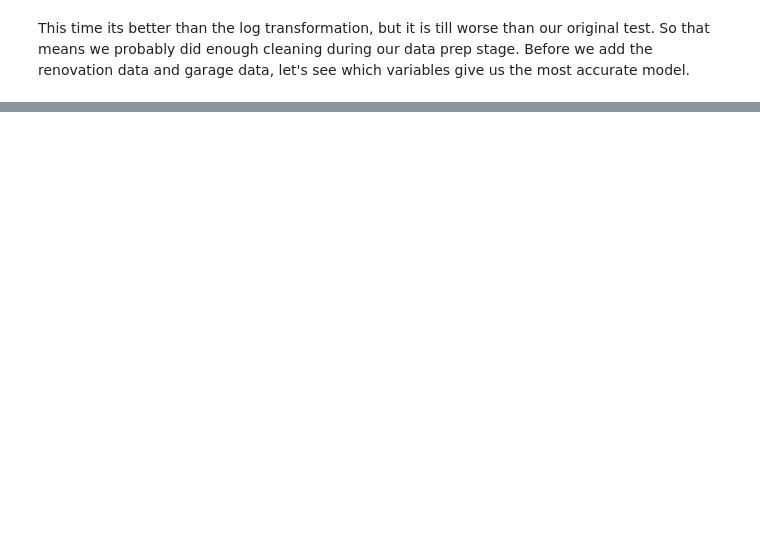
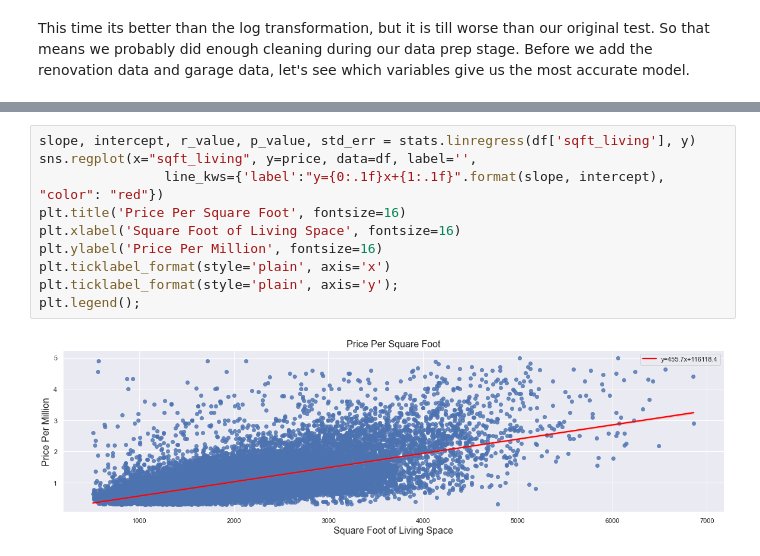
Before and after one commit to jbloewencolon/Phase-2-Project---Selling-Houses-in-Kings-County, a Jupyter notebook: Phase 2 Project - The Garage Problem.ipynb, the cells around one changed output, grey strips where cells are left out. Drawn from its saved outputs; the diff is of its cells as text; blank space fills up the shorter version.

```diff
--- a/Phase 2 Project - The Garage Problem.ipynb
+++ b/Phase 2 Project - The Garage Problem.ipynb
@@ -491,0 +603,12 @@ It also looks like our baseline house would sell for more than that same house i
+# %%
+slope, intercept, r_value, p_value, std_err = stats.linregress(df['sqft_living'], y)
+sns.regplot(x="sqft_living", y=price, data=df, label='',
+                line_kws={'label':"y={0:.1f}x+{1:.1f}".format(slope, intercept), "color": "red"})
+plt.title('Price Per Square Foot', fontsize=16)
+plt.xlabel('Square Foot of Living Space', fontsize=16)
+plt.ylabel('Price Per Million', fontsize=16)
+plt.ticklabel_format(style='plain', axis='x')
+plt.ticklabel_format(style='plain', axis='y');
+plt.legend();
+# %% [output]
+[figure, added]
```
Also changed, not shown: parts of 33 cells of this notebook, 12 other files.
